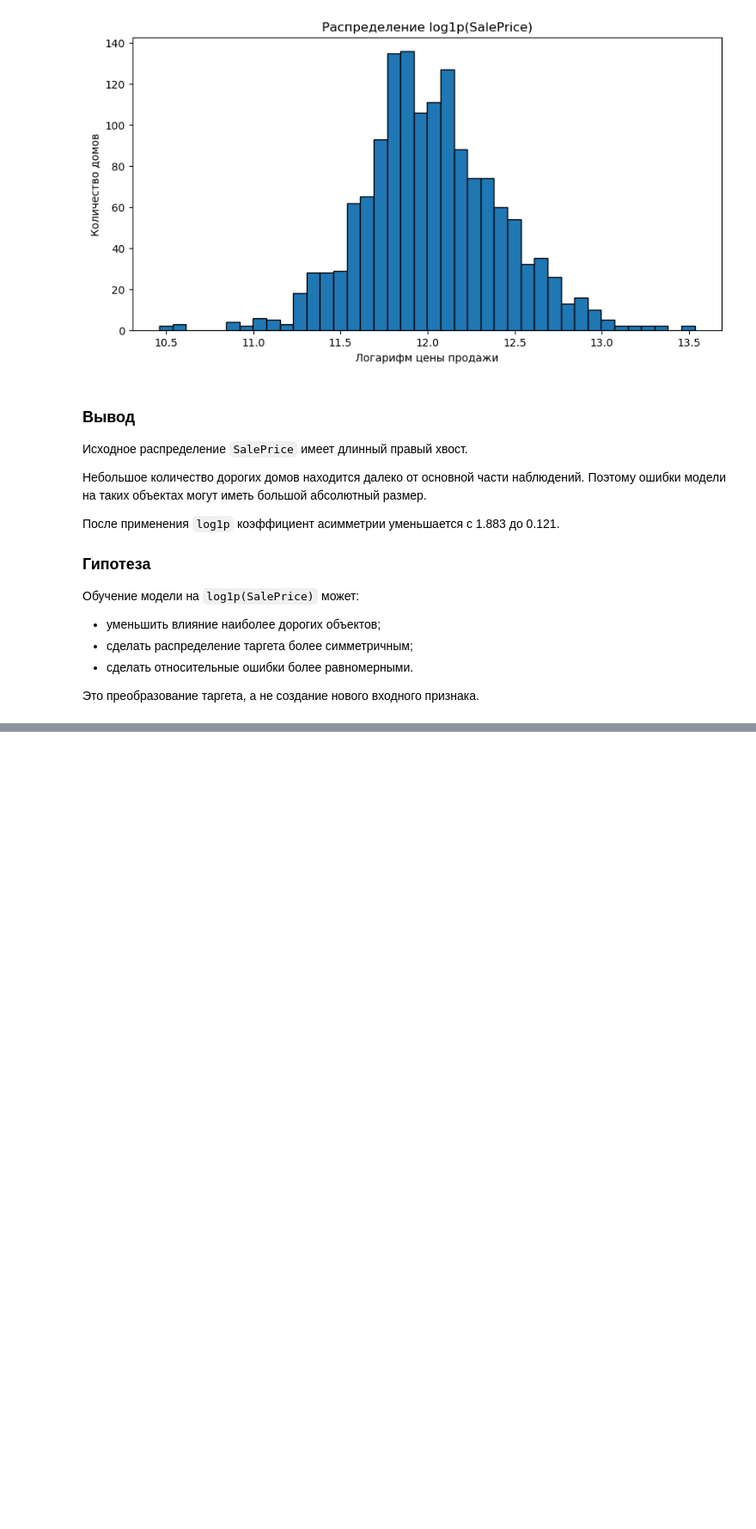
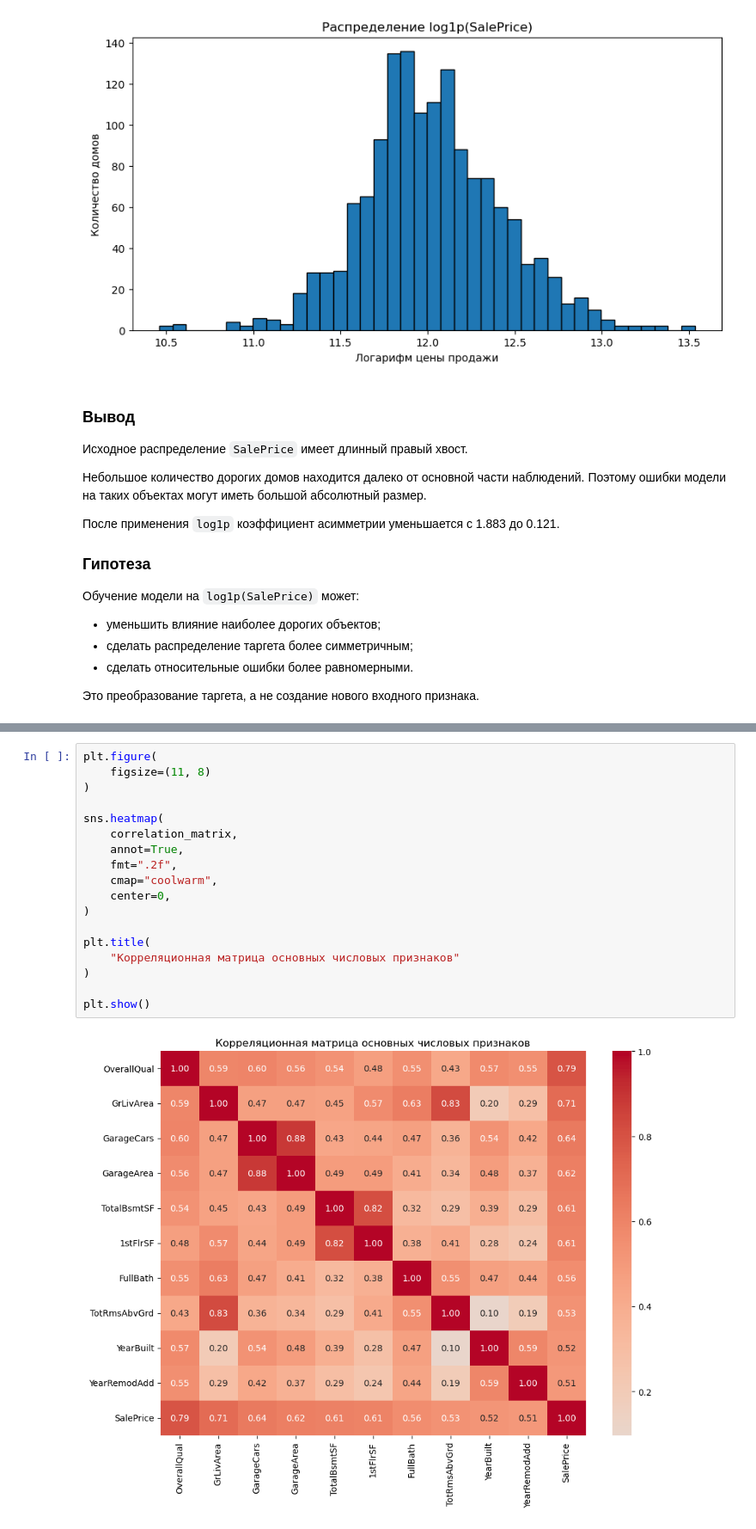
Before and after one commit to Yuzef/house_pricing, a Jupyter notebook: EDA_and_Feature_eng_exploration.ipynb, the cells around one changed output, grey strips where cells are left out. Shown at 86% size. Cells and saved outputs as stored; diff of their text form; blank space fills up the shorter version.

```diff
--- a/EDA_and_Feature_eng_exploration.ipynb
+++ b/EDA_and_Feature_eng_exploration.ipynb
@@ -1685,0 +1749,20 @@ plt.show()
+# %%
+plt.figure(
+    figsize=(11, 8)
+)
+
+sns.heatmap(
+    correlation_matrix,
+    annot=True,
+    fmt=".2f",
+    cmap="coolwarm",
+    center=0,
+)
+
+plt.title(
+    "Корреляционная матрица основных числовых признаков"
+)
+
+plt.show()
+# %% [output]
+[figure, added]
```
Also changed, not shown: parts of 33 cells of this notebook.
